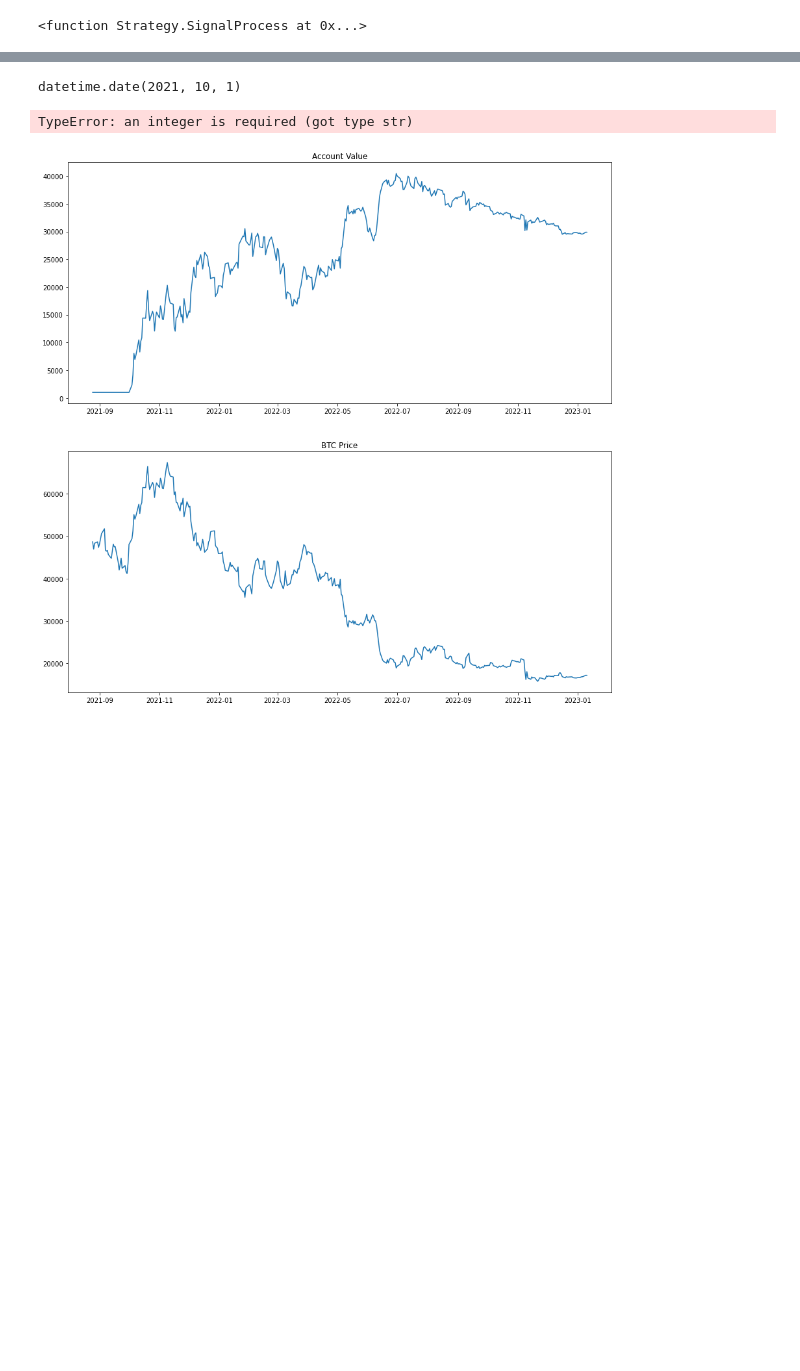
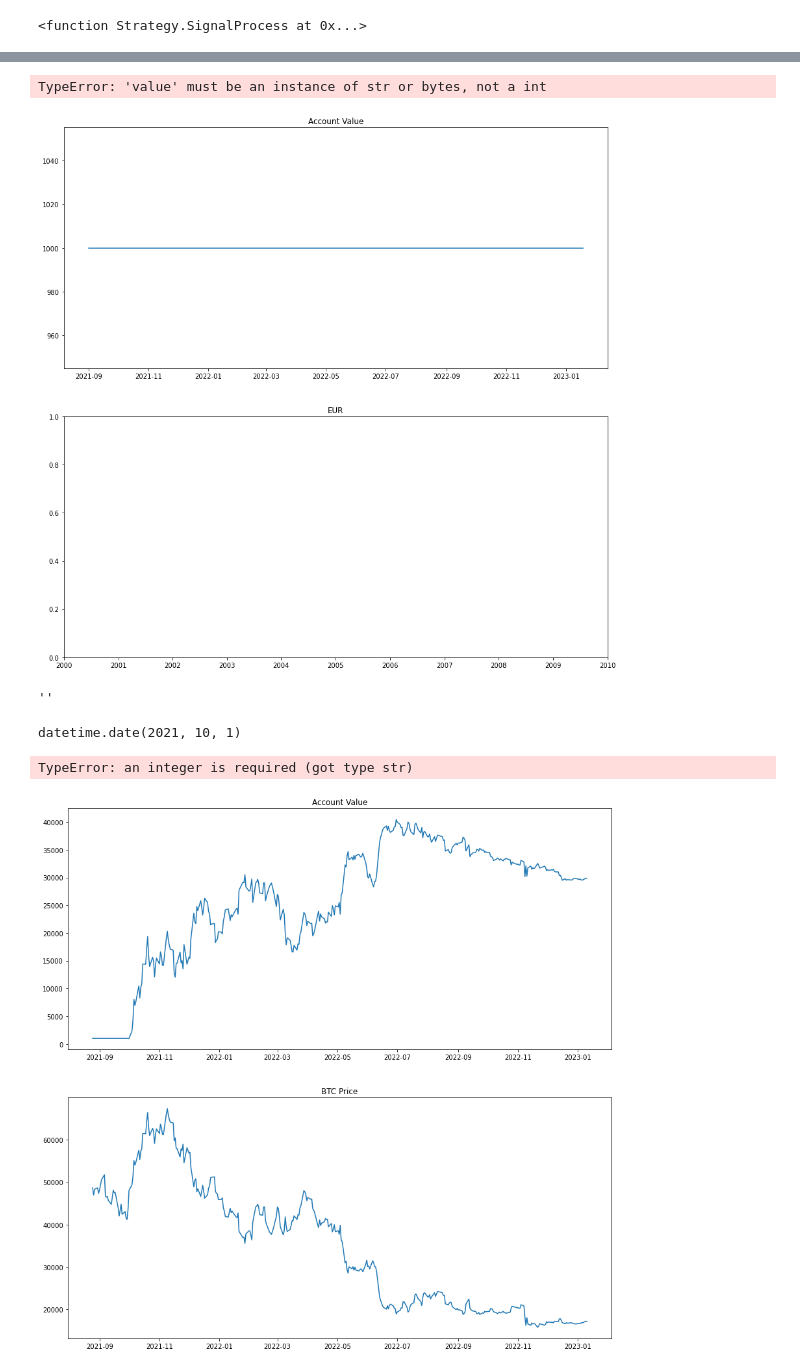
Before and after one commit to SonnyK33/btcalgo, a Jupyter notebook: ibalgo.ipynb, the cells around one changed output, grey strips where cells are left out. Saved outputs shown, nothing was run; the diff lists cells and outputs as text; code cells hidden in the pictures; blank space fills up the shorter version.

```diff
--- a/ibalgo.ipynb
+++ b/ibalgo.ipynb
@@ -698,3 +679,18 @@ S.account.log
+# %%
+fig, axs = plt.subplots(2, figsize=(15,15))
+date = S.account.df_account['Date']
+axs[0].title.set_text('Account Value')
+axs[1].title.set_text('EUR')
+axs[0].plot(date, S.account.df_account['Account Value'])
+axs[1].plot(date, S.account.df_account['EUR Px'])
+# %% [output]
+TypeError: 'value' must be an instance of str or bytes, not a int
+[figure, added]
+# %%
+# S.account.log
+S.account.df_account['EUR Px'].iloc[1]
+# %% [output]
+''
 # %%
 datetime.datetime.strptime((list(S.account.log.keys())[0]), '%Y-%m-%d').date()
 # %% [output]
```
Also changed, not shown: parts of 8 cells of this notebook, 2 other files.
